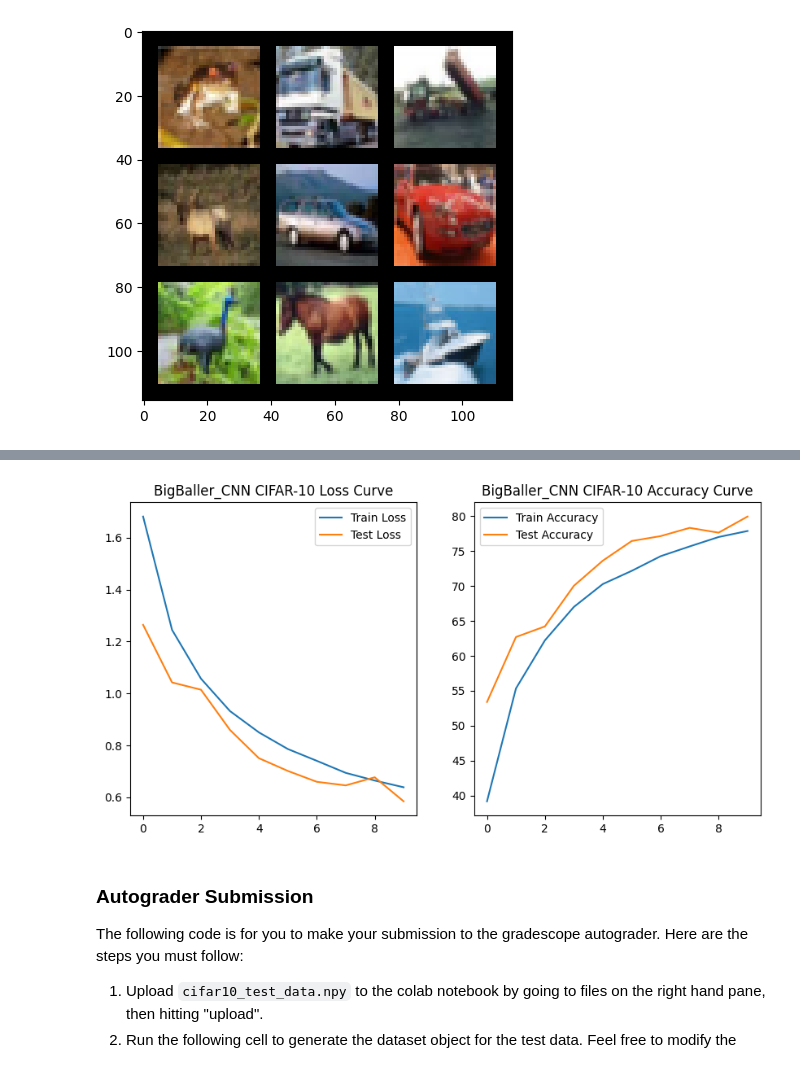
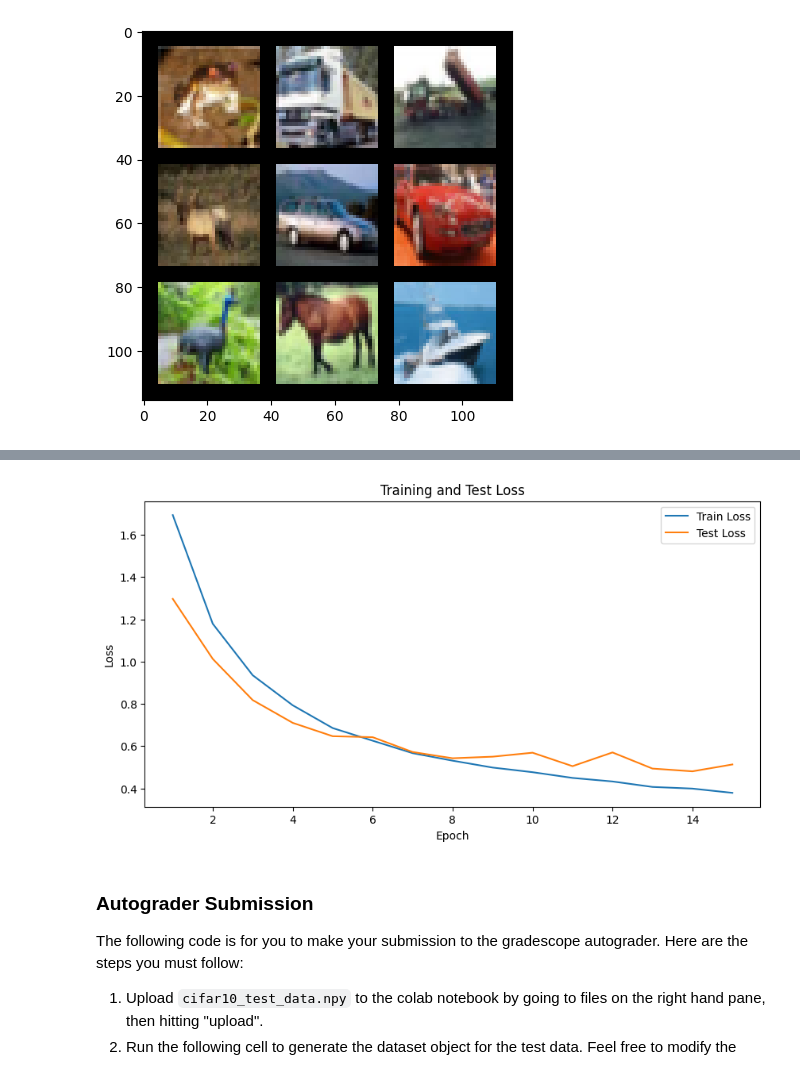
Before and after one commit to m1chae11u/cs189, a Jupyter notebook: Copy_of_CS189_HW_NN.ipynb, the cells around one changed output, grey strips where cells are left out. Saved outputs shown, nothing was run; the diff lists cells and outputs as text; code cells hidden in the pictures.

```diff
--- a/Copy_of_CS189_HW_NN.ipynb
+++ b/Copy_of_CS189_HW_NN.ipynb
@@ -522,13 +522,10 @@ import torch.nn as nn
 import torch.optim as optim
 import torchvision
 from torchvision import transforms
-import tqdm
 import matplotlib.pyplot as plt
 
-# Device configuration
 device = torch.device("cuda" if torch.cuda.is_available() else "cpu")
 
-# Data augmentation and normalization for training
 transform_train = transforms.Compose([
     transforms.RandomCrop(32, padding=4),
     transforms.RandomHorizontalFlip(),
@@ -536,57 +533,43 @@ transform_train = transforms.Compose([
     transforms.Normalize((0.4914, 0.4822, 0.4465), (0.2023, 0.1994, 0.2010)),
 ])
 
-# Normalization for testing
 transform_test = transforms.Compose([
     transforms.ToTensor(),
     transforms.Normalize((0.4914, 0.4822, 0.4465), (0.2023, 0.1994, 0.2010)),
 ])
 
-# Load the CIFAR-10 dataset
 train_dataset = torchvision.datasets.CIFAR10(root='./data', train=True, download=True, transform=transform_train)
 test_dataset = torchvision.datasets.CIFAR10(root='./data', train=False, download=True, transform=transform_test)
 
-# Data loaders
 train_loader = torch.utils.data.DataLoader(train_dataset, batch_size=128, shuffle=True, num_workers=2)
 test_loader = torch.utils.data.DataLoader(test_dataset, batch_size=100, shuffle=False, num_workers=2)
 
-# Improved CNN model
-class ImprovedCNN(nn.Module):
+class biBaller_CNN(nn.Module):
     def __init__(self):
-        super(ImprovedCNN, self).__init__()
+        super(biBaller_CNN, self).__init__()
         self.features = nn.Sequential(
-            nn.Conv2d(3, 64, kernel_size=3, padding=1),
-            nn.BatchNorm2d(64),
+            nn.Conv2d(3, 32, kernel_size=3, padding=1),
             nn.ReLU(inplace=True),
-            nn.Conv2d(64, 64, kernel_size=3, padding=1),
-            nn.BatchNorm2d(64),
+            nn.Conv2d(32, 64, kernel_size=3, padding=1),
             nn.ReLU(inplace=True),
             nn.MaxPool2d(kernel_size=2, stride=2),
 
             nn.Conv2d(64, 128, kernel_size=3, padding=1),
-            nn.BatchNorm2d(128),
             nn.ReLU(inplace=True),
             nn.Conv2d(128, 128, kernel_size=3, padding=1),
-            nn.BatchNorm2d(128),
             nn.ReLU(inplace=True),
             nn.MaxPool2d(kernel_size=2, stride=2),
 
             nn.Conv2d(128, 256, kernel_size=3, padding=1),
-            nn.BatchNorm2d(256),
             nn.ReLU(inplace=True),
             nn.Conv2d(256, 256, kernel_size=3, padding=1),
-            nn.BatchNorm2d(256),
             nn.ReLU(inplace=True),
             nn.MaxPool2d(kernel_size=2, stride=2),
         )
         self.classifier = nn.Sequential(
             nn.Linear(256 * 4 * 4, 1024),
             nn.ReLU(inplace=True),
-            nn.Dropout(0.5),
-            nn.Linear(1024, 512),
-            nn.ReLU(inplace=True),
-            nn.Dropout(0.5),
-            nn.Linear(512, 10)
+            nn.Linear(1024, 10)
         )
 
     def forward(self, x):
@@ -595,23 +578,17 @@ class ImprovedCNN(nn.Module):
         x = self.classifier(x)
         return x
 
-# Initialize the model
-model = ImprovedCNN().to(device)
+model = biBaller_CNN().to(device)
 
-# Loss and optimizer
 criterion = nn.CrossEntropyLoss()
-optimizer = optim.Adam(model.parameters(), lr=0.001, weight_decay=5e-4)
+optimizer = optim.Adam(model.parameters(), lr=0.001)
 
-# Learning rate scheduler
-scheduler = optim.lr_scheduler.ReduceLROnPlateau(optimizer, 'min', patience=5, factor=0.5, verbose=True)
-
-# Training function
 def train(model, train_loader, criterion, optimizer, device):
     model.train()
     running_loss = 0.0
     correct = 0
     total = 0
-    for inputs, labels in tqdm.tqdm(train_loader):
+    for inputs, labels in train_loader:
         inputs, labels = inputs.to(device), labels.to(device)
         optimizer.zero_grad()
         outputs = model(inputs)
@@ -624,7 +601,6 @@ def train(model, train_loader, criterion, optimizer, device):
         correct += predicted.eq(labels).sum().item()
     return running_loss / len(train_loader), 100. * correct / total
 
-# Testing function
 def test(model, test_loader, criterion, device):
     model.eval()
     running_loss = 0.0
@@ -641,42 +617,38 @@ def test(model, test_loader, criterion, device):
             correct += predicted.eq(labels).sum().item()
     return running_loss / len(test_loader), 100. * correct / total
 
-num_epochs = 100
+num_epochs = 15
 train_losses, test_losses = [], []
 train_acc, test_acc = [], []
-best_acc = 0.0
 
 for epoch in range(num_epochs):
     train_loss, train_accuracy = train(model, train_loader, criterion, optimizer, device)
     test_loss, test_accuracy = test(model, test_loader, criterion, device)
-
-    scheduler.step(test_loss)
 
     train_losses.append(train_loss)
     test_losses.append(test_loss)
     train_acc.append(train_accuracy)
     test_acc.append(test_accuracy)
 
-    if test_accuracy > best_acc:
-        best_acc = test_accuracy
-        torch.save(model.state_dict(), 'best_model.pth')
-
     print(f"Epoch [{epoch+1}/{num_epochs}], Train Loss: {train_loss:.4f}, Train Acc: {train_accuracy:.2f}, Test Loss: {test_loss:.4f}, Test Acc: {test_accuracy:.2f}")
 
-plt.figure(figsize=(12,5))
-plt.subplot(1,2,1)
-plt.plot(train_losses, label="Train Loss")
-plt.plot(test_losses, label="Test Loss")
+plt.figure(figsize=(10,5))
+plt.plot(range(1, num_epochs+1), train_losses, label='Train Loss')
+plt.plot(range(1, num_epochs+1), test_losses, label='Test Loss')
+plt.xlabel('Epoch')
+plt.ylabel('Loss')
+plt.title('Training and Test Loss')
 plt.legend()
-plt.title("Loss Curves")
+plt.show()
 
-plt.subplot(1,2,2)
-plt.plot(train_acc, label="Train Accuracy")
-plt.plot(test_acc, label="Test Accuracy")
-plt.legend()
-plt.title("Accuracy Curves")
-
-plt.show()
+model.eval()
+predictions = []
+with torch.no_grad():
+    for inputs, _ in test_loader:
+        inputs = inputs.to(device)
+        outputs = model(inputs)
+        _, predicted = outputs.max(1)
+        predictions.extend(predicted.cpu().numpy())
 # %% [output]
 Files already downloaded and verified
 Files already downloaded and verified
@@ -693,4 +670,4 @@ Epoch [10/10], Train Loss: 0.6386, Train Acc: 77.87, Test Loss: 0.5844, Test Acc
-[figure, old version]
+[figure, new version]
 # %% [markdown]
 ### Autograder Submission
 The following code is for you to make your submission to the gradescope autograder. Here are the steps you must follow:
```
Also changed, not shown: parts of 10 cells of this notebook.
